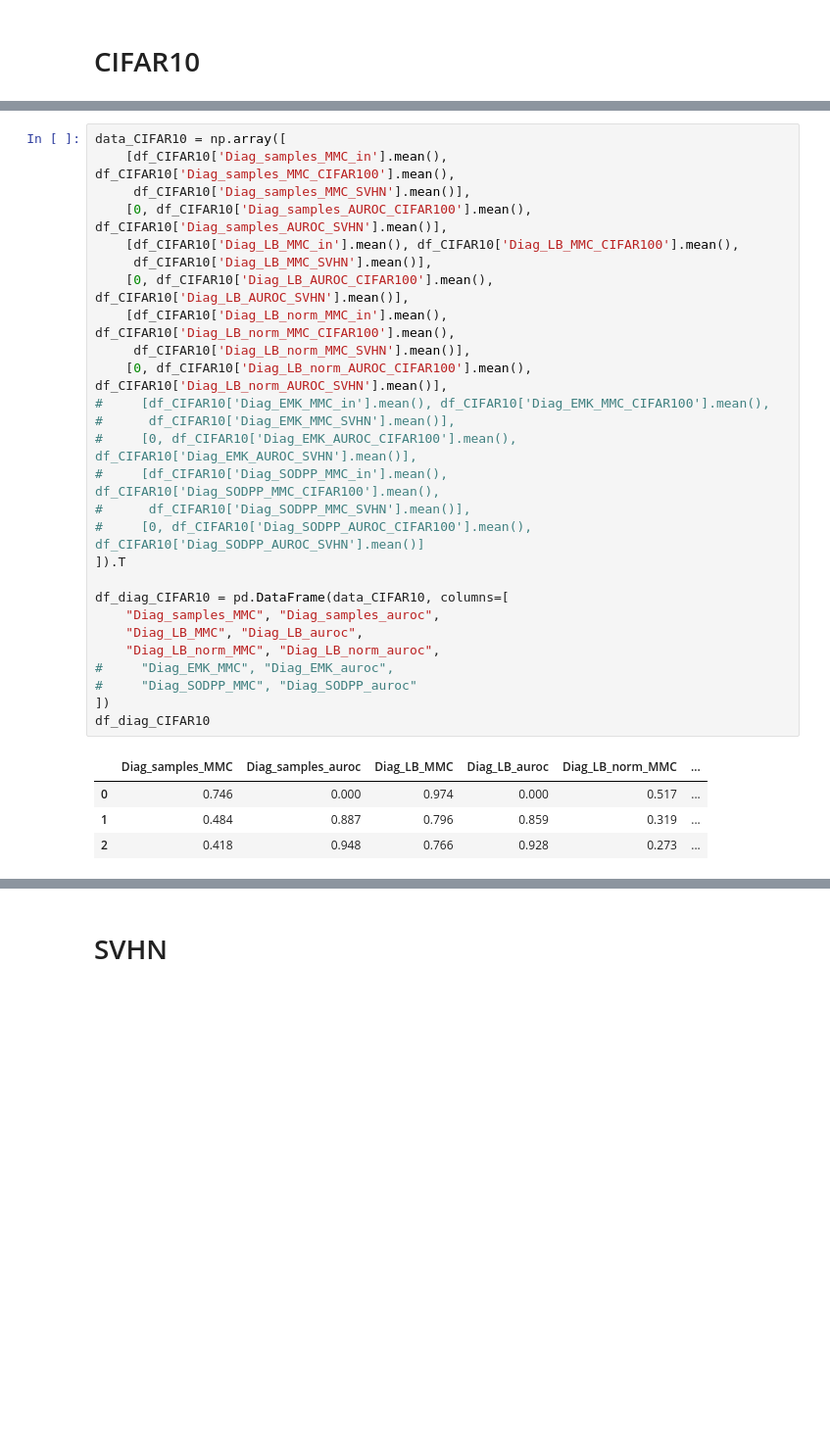
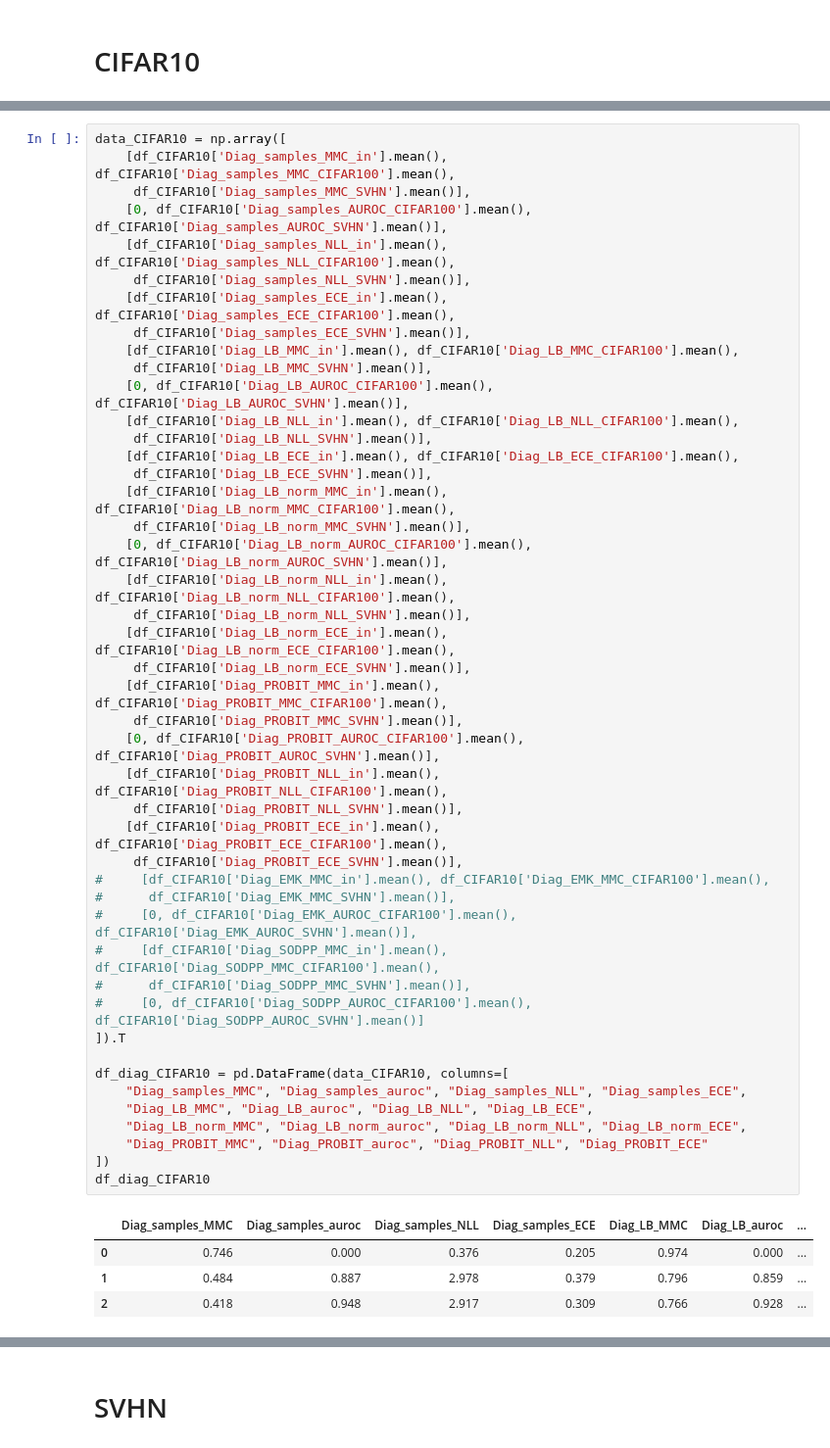
Before and after one commit to mariushobbhahn/LB_for_BNNs_official, a Jupyter notebook: Experiment_results/Analyse_results.ipynb, the cells around one changed output, grey strips where cells are left out. Shown: that part at 98% size. Cells and saved outputs as stored; diff of their text form; blank space fills up the shorter version.

```diff
--- a/Experiment_results/Analyse_results.ipynb
+++ b/Experiment_results/Analyse_results.ipynb
@@ -186,32 +216,50 @@ Index(['Unnamed: 0', 'MAP_MMC_in', 'MAP_MMC_CIFAR100', 'MAP_MMC_SVHN',
 # %%
 data_CIFAR10 = np.array([
     [df_CIFAR10['Diag_samples_MMC_in'].mean(), df_CIFAR10['Diag_samples_MMC_CIFAR100'].mean(),
      df_CIFAR10['Diag_samples_MMC_SVHN'].mean()],
     [0, df_CIFAR10['Diag_samples_AUROC_CIFAR100'].mean(), df_CIFAR10['Diag_samples_AUROC_SVHN'].mean()],
+    [df_CIFAR10['Diag_samples_NLL_in'].mean(), df_CIFAR10['Diag_samples_NLL_CIFAR100'].mean(),
+     df_CIFAR10['Diag_samples_NLL_SVHN'].mean()],
+    [df_CIFAR10['Diag_samples_ECE_in'].mean(), df_CIFAR10['Diag_samples_ECE_CIFAR100'].mean(),
+     df_CIFAR10['Diag_samples_ECE_SVHN'].mean()],
     [df_CIFAR10['Diag_LB_MMC_in'].mean(), df_CIFAR10['Diag_LB_MMC_CIFAR100'].mean(),
      df_CIFAR10['Diag_LB_MMC_SVHN'].mean()],
     [0, df_CIFAR10['Diag_LB_AUROC_CIFAR100'].mean(), df_CIFAR10['Diag_LB_AUROC_SVHN'].mean()],
+    [df_CIFAR10['Diag_LB_NLL_in'].mean(), df_CIFAR10['Diag_LB_NLL_CIFAR100'].mean(),
+     df_CIFAR10['Diag_LB_NLL_SVHN'].mean()],
+    [df_CIFAR10['Diag_LB_ECE_in'].mean(), df_CIFAR10['Diag_LB_ECE_CIFAR100'].mean(),
+     df_CIFAR10['Diag_LB_ECE_SVHN'].mean()],
     [df_CIFAR10['Diag_LB_norm_MMC_in'].mean(), df_CIFAR10['Diag_LB_norm_MMC_CIFAR100'].mean(),
      df_CIFAR10['Diag_LB_norm_MMC_SVHN'].mean()],
     [0, df_CIFAR10['Diag_LB_norm_AUROC_CIFAR100'].mean(), df_CIFAR10['Diag_LB_norm_AUROC_SVHN'].mean()],
+    [df_CIFAR10['Diag_LB_norm_NLL_in'].mean(), df_CIFAR10['Diag_LB_norm_NLL_CIFAR100'].mean(),
+     df_CIFAR10['Diag_LB_norm_NLL_SVHN'].mean()],
+    [df_CIFAR10['Diag_LB_norm_ECE_in'].mean(), df_CIFAR10['Diag_LB_norm_ECE_CIFAR100'].mean(),
+     df_CIFAR10['Diag_LB_norm_ECE_SVHN'].mean()],
+    [df_CIFAR10['Diag_PROBIT_MMC_in'].mean(), df_CIFAR10['Diag_PROBIT_MMC_CIFAR100'].mean(),
+     df_CIFAR10['Diag_PROBIT_MMC_SVHN'].mean()],
+    [0, df_CIFAR10['Diag_PROBIT_AUROC_CIFAR100'].mean(), df_CIFAR10['Diag_PROBIT_AUROC_SVHN'].mean()],
+    [df_CIFAR10['Diag_PROBIT_NLL_in'].mean(), df_CIFAR10['Diag_PROBIT_NLL_CIFAR100'].mean(),
+     df_CIFAR10['Diag_PROBIT_NLL_SVHN'].mean()],
+    [df_CIFAR10['Diag_PROBIT_ECE_in'].mean(), df_CIFAR10['Diag_PROBIT_ECE_CIFAR100'].mean(),
+     df_CIFAR10['Diag_PROBIT_ECE_SVHN'].mean()],
 #     [df_CIFAR10['Diag_EMK_MMC_in'].mean(), df_CIFAR10['Diag_EMK_MMC_CIFAR100'].mean(),
 #      df_CIFAR10['Diag_EMK_MMC_SVHN'].mean()],
 #     [0, df_CIFAR10['Diag_EMK_AUROC_CIFAR100'].mean(), df_CIFAR10['Diag_EMK_AUROC_SVHN'].mean()],
 #     [df_CIFAR10['Diag_SODPP_MMC_in'].mean(), df_CIFAR10['Diag_SODPP_MMC_CIFAR100'].mean(),
 #      df_CIFAR10['Diag_SODPP_MMC_SVHN'].mean()],
 #     [0, df_CIFAR10['Diag_SODPP_AUROC_CIFAR100'].mean(), df_CIFAR10['Diag_SODPP_AUROC_SVHN'].mean()]
 ]).T
 
 df_diag_CIFAR10 = pd.DataFrame(data_CIFAR10, columns=[
-    "Diag_samples_MMC", "Diag_samples_auroc",
-    "Diag_LB_MMC", "Diag_LB_auroc",
-    "Diag_LB_norm_MMC", "Diag_LB_norm_auroc",
-#     "Diag_EMK_MMC", "Diag_EMK_auroc",
-#     "Diag_SODPP_MMC", "Diag_SODPP_auroc"
+    "Diag_samples_MMC", "Diag_samples_auroc", "Diag_samples_NLL", "Diag_samples_ECE",
+    "Diag_LB_MMC", "Diag_LB_auroc", "Diag_LB_NLL", "Diag_LB_ECE",
+    "Diag_LB_norm_MMC", "Diag_LB_norm_auroc", "Diag_LB_norm_NLL", "Diag_LB_norm_ECE",
+    "Diag_PROBIT_MMC", "Diag_PROBIT_auroc", "Diag_PROBIT_NLL", "Diag_PROBIT_ECE"
 ])
 df_diag_CIFAR10
 # %% [output]
-|  | Diag_samples_MMC | Diag_samples_auroc | Diag_LB_MMC | Diag_LB_auroc | Diag_LB_norm_MMC | ... |
-| 0 | 0.746 | 0.000 | 0.974 | 0.000 | 0.517 | ... |
-| 1 | 0.484 | 0.887 | 0.796 | 0.859 | 0.319 | ... |
-| 2 | 0.418 | 0.948 | 0.766 | 0.928 | 0.273 | ... |
+|  | Diag_samples_MMC | Diag_samples_auroc | Diag_samples_NLL | Diag_samples_ECE | Diag_LB_MMC | Diag_LB_auroc | ... |
+| 0 | 0.746 | 0.000 | 0.376 | 0.205 | 0.974 | 0.000 | ... |
+| 1 | 0.484 | 0.887 | 2.978 | 0.379 | 0.796 | 0.859 | ... |
+| 2 | 0.418 | 0.948 | 2.917 | 0.309 | 0.766 | 0.928 | ... |
```
Also changed, not shown: parts of 27 cells of this notebook, 14 other files.
